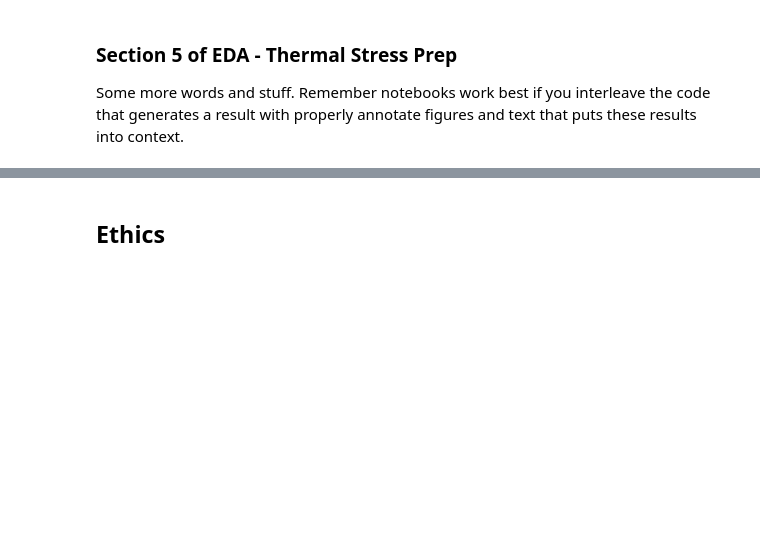
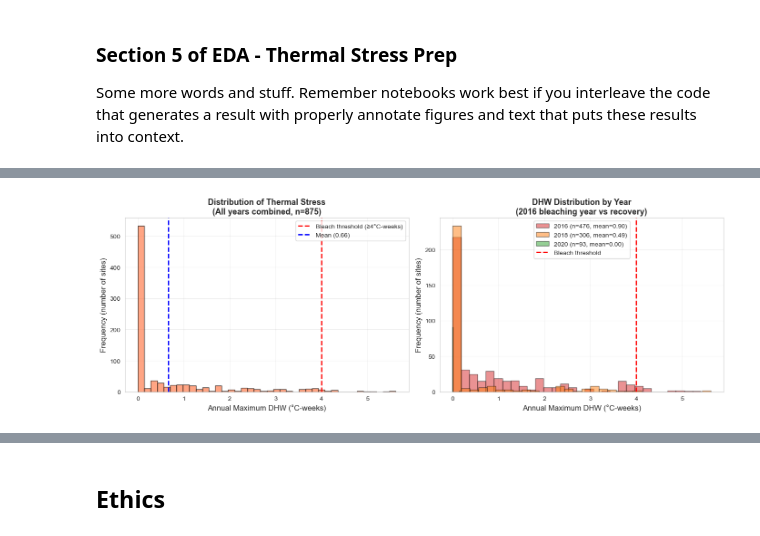
Before and after one commit to COGS108/Group032_WI26, a Jupyter notebook: 02-EDACheckpoint.ipynb, the cells around one changed output, grey strips where cells are left out. Drawn from its saved outputs; the diff is of its cells as text; code cells hidden in the pictures; blank space fills up the shorter version.

Commit message:
Complete thermal EDA-- ananya

```diff
--- a/02-EDACheckpoint.ipynb
+++ b/02-EDACheckpoint.ipynb
@@ -926,0 +971,5 @@ Some more words and stuff.  Remember notebooks work best if you interleave the c
+# %%
+thermal_data = pd.read_csv('data/00-raw/thermal_caribbean_2016_2018_2020_PROCESSED.csv')
+
+print(f"\nBenthic data: {len(benthic_all)} rows")
+print(f"Thermal data: {len(thermal_data)} rows")
@@ -926,0 +1046,8 @@ Some more words and stuff.  Remember notebooks work best if you interleave the c
+# %%
+site_year_benthic = benthic_all.groupby(['PRIMARY_SAMPLE_UNIT', 'YEAR', 'latitude', 'longitude', 'REGION']).agg({
+    'HARDBOTTOM_P': 'sum'
+}).reset_index()
+
+site_year_benthic.columns = ['PRIMARY_SAMPLE_UNIT', 'YEAR', 'latitude', 'longitude', 'REGION', 'total_cover']
+print(f"Aggregated to {len(site_year_benthic)} site-year observations")
+print(site_year_benthic.head() )
@@ -926,0 +1184,7 @@ Some more words and stuff.  Remember notebooks work best if you interleave the c
+# %%
+merged_final = pd.read_csv('site_year_thermal_cover_FINAL.csv')
+
+print(f"Final dataset loaded: {merged_final.shape}")
+print(f"Columns: {list(merged_final.columns)}")
+print(f"\nFirst few rows:")
+print(merged_final.head())
@@ -926,0 +1211,61 @@ Some more words and stuff.  Remember notebooks work best if you interleave the c
+# %%
+import matplotlib.pyplot as plt
+import seaborn as sns
+import numpy as np
+
+# Set style
+sns.set_style("whitegrid")
+plt.rcParams['figure.figsize'] = (14, 6)
+
+
+print("\nDHW Summary Statistics (All years combined):")
+print(f"  Mean: {merged_final['annual_dhw'].mean():.2f}°C-weeks")
+print(f"  Median: {merged_final['annual_dhw'].median():.2f}°C-weeks")
+print(f"  Std Dev: {merged_final['annual_dhw'].std():.2f}°C-weeks")
+print(f"  Range: {merged_final['annual_dhw'].min():.2f} - {merged_final['annual_dhw'].max():.2f}°C-weeks")
+
+
+print("\nDHW by Year:")
+for year in sorted(merged_final['YEAR'].unique()):
+    year_data = merged_final[merged_final['YEAR'] == year]['annual_dhw']
+    print(f"  {int(year)}: n={len(year_data)}, mean={year_data.mean():.2f}, median={year_data.median():.2f}, max={year_data.max():.2f}")
+
+
+bleach_threshold = 4
+bleach_count = (merged_final['annual_dhw'] >= bleach_threshold).sum()
+bleach_pct = bleach_count / len(merged_final) * 100
+print(f"\nBleaching-level stress (DHW ≥ {bleach_threshold}°C-weeks):")
+print(f"  Sites: {bleach_count} / {len(merged_final)} ({bleach_pct:.1f}%)")
+
+
+fig, axes = plt.subplots(1, 2, figsize=(14, 5))
+
+# Overall distribution
+ax1 = axes[0]
+ax1.hist(merged_final['annual_dhw'], bins=40, color='coral', edgecolor='black', alpha=0.7)
+ax1.axvline(bleach_threshold, color='red', linestyle='--', linewidth=2, label=f'Bleach threshold (≥{bleach_threshold}°C-weeks)')
+ax1.axvline(merged_final['annual_dhw'].mean(), color='blue', linestyle='--', linewidth=2, label=f'Mean ({merged_final["annual_dhw"].mean():.2f})')
+ax1.set_xlabel('Annual Maximum DHW (°C-weeks)', fontsize=12)
+ax1.set_ylabel('Frequency (number of sites)', fontsize=12)
+ax1.set_title('Distribution of Thermal Stress\n(All years combined, n=875)', fontsize=13, fontweight='bold')
+ax1.legend()
+ax1.grid(True, alpha=0.3)
+
+# By year
+ax2 = axes[1]
+colors = ['#d62728', '#ff7f0e', '#2ca02c']
+for year, color in zip(sorted(merged_final['YEAR'].unique()), colors):
+    year_data = merged_final[merged_final['YEAR'] == year]['annual_dhw']
+    ax2.hist(year_data, bins=30, alpha=0.5, label=f'{int(year)} (n={len(year_data)}, mean={year_data.mean():.2f})',
+             edgecolor='black', color=color)
+ax2.axvline(bleach_threshold, color='red', linestyle='--', linewidth=2, label='Bleach threshold')
+ax2.set_xlabel('Annual Maximum DHW (°C-weeks)', fontsize=12)
+ax2.set_ylabel('Frequency (number of sites)', fontsize=12)
+ax2.set_title('DHW Distribution by Year\n(2016 bleaching year vs recovery)', fontsize=13, fontweight='bold')
+ax2.legend()
+ax2.grid(True, alpha=0.3)
+
+plt.tight_layout()
+plt.savefig('01_dhw_distribution.png', dpi=300, bbox_inches='tight')
+plt.show()
+# %% [output]
@@ -926,0 +1285 @@ Some more words and stuff.  Remember notebooks work best if you interleave the c
+[figure, added]
```
Also changed, not shown: parts of 39 cells of this notebook, 7 other files.
